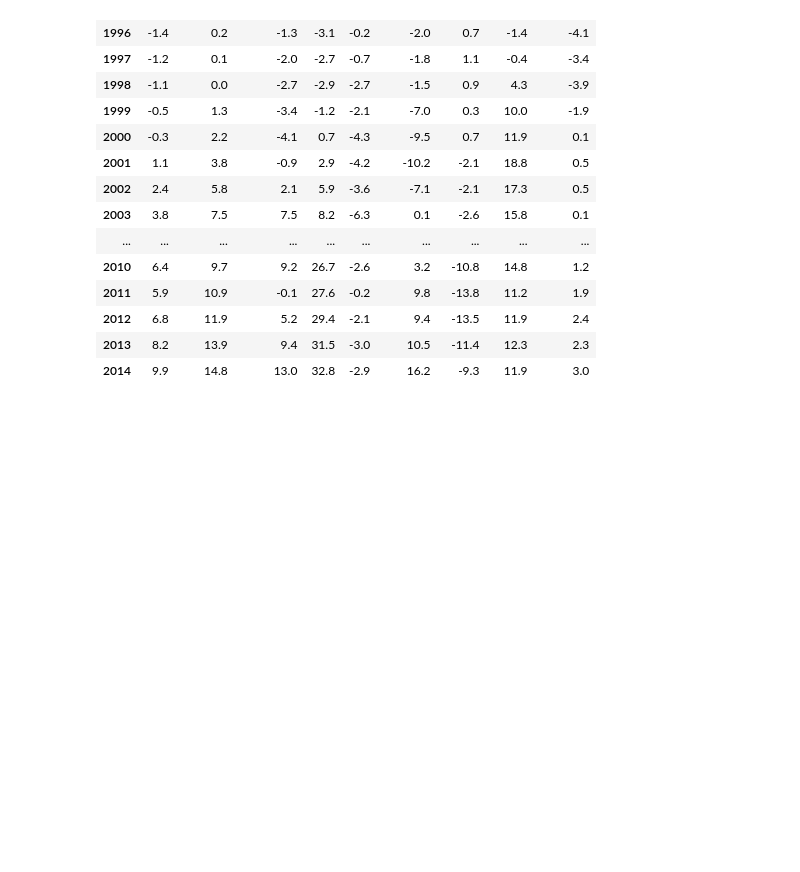
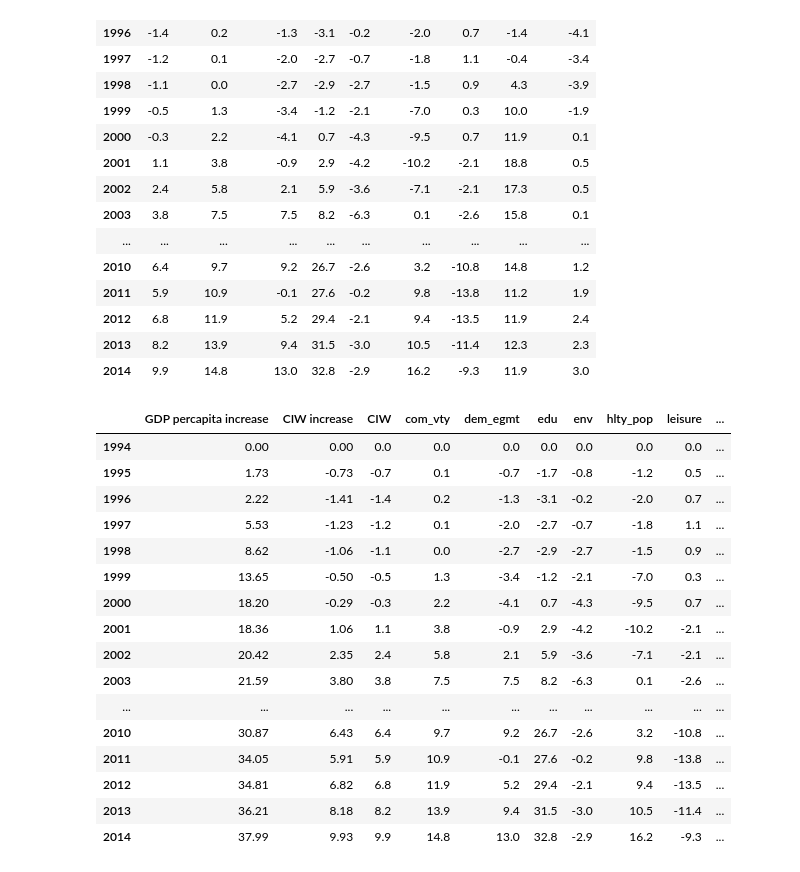
Before and after one commit to SShojaie/happiness_squad_ETL, a Jupyter notebook: vivi/Cnd_Idx_Wellbeing_Scrape.ipynb, the cells around one changed output. Saved outputs shown, nothing was run; the diff lists cells and outputs as text; code cells hidden in the pictures; blank space fills up the shorter version.

```diff
--- a/vivi/Cnd_Idx_Wellbeing_Scrape.ipynb
+++ b/vivi/Cnd_Idx_Wellbeing_Scrape.ipynb
@@ -109 +91,4 @@ vsGDP_Table
 | 2014 | 37.99 | 9.93 |
+# %%
+vsGDP_Table = pd.concat([t0, t1]). sort_index()
+vsGDP_Table
@@ -110,9 +113,11 @@ vsGDP_Table
 # %%
-CIW_Table=tables[1].copy().set_index('Year')
+CIW_Table=tables[1].copy()
+
 CIW_Table.drop(CIW_Table.index[21], inplace=True)
-CIW_Table.rename(columns={'Community Vitality': 'com_vty', 'Democratic Engagement': 'dem_egmt','Education': 'edu',
+CIW_Table['Year'] = CIW_Table['Year'].astype(int)
+CIW_Table = CIW_Table.rename(columns={'Community Vitality': 'com_vty', 'Democratic Engagement': 'dem_egmt','Education': 'edu',
                           'Environment': 'env','Healthy Populations': 'hlty_pop', 'Leisure and Culture': 'leisure',
-                          'Living Standards': 'liv_std', 'Time Use': 'time_use',},inplace=True)
+                          'Living Standards': 'liv_std', 'Time Use': 'time_use',}).set_index('Year')
 CIW_Table
 # %% [output]
 |  | CIW | com_vty | dem_egmt | edu | env | hlty_pop | leisure | liv_std | time_use |
@@ -133,3 +138,25 @@ CIW_Table
 | 2012 | 6.8 | 11.9 | 5.2 | 29.4 | -2.1 | 9.4 | -13.5 | 11.9 | 2.4 |
 | 2013 | 8.2 | 13.9 | 9.4 | 31.5 | -3.0 | 10.5 | -11.4 | 12.3 | 2.3 |
 | 2014 | 9.9 | 14.8 | 13.0 | 32.8 | -2.9 | 16.2 | -9.3 | 11.9 | 3.0 |
+# %%
+#pd.concat([df1, df4], axis=1, sort=False)
+JoinTable=pd.concat([vsGDP_Table,CIW_Table], axis=1, sort=False)
+JoinTable
+# %% [output]
+|  | GDP percapita increase | CIW increase | CIW | com_vty | dem_egmt | edu | env | hlty_pop | leisure | ... |
+| 1994 | 0.00 | 0.00 | 0.0 | 0.0 | 0.0 | 0.0 | 0.0 | 0.0 | 0.0 | ... |
+| 1995 | 1.73 | -0.73 | -0.7 | 0.1 | -0.7 | -1.7 | -0.8 | -1.2 | 0.5 | ... |
+| 1996 | 2.22 | -1.41 | -1.4 | 0.2 | -1.3 | -3.1 | -0.2 | -2.0 | 0.7 | ... |
+| 1997 | 5.53 | -1.23 | -1.2 | 0.1 | -2.0 | -2.7 | -0.7 | -1.8 | 1.1 | ... |
+| 1998 | 8.62 | -1.06 | -1.1 | 0.0 | -2.7 | -2.9 | -2.7 | -1.5 | 0.9 | ... |
+| 1999 | 13.65 | -0.50 | -0.5 | 1.3 | -3.4 | -1.2 | -2.1 | -7.0 | 0.3 | ... |
+| 2000 | 18.20 | -0.29 | -0.3 | 2.2 | -4.1 | 0.7 | -4.3 | -9.5 | 0.7 | ... |
+| 2001 | 18.36 | 1.06 | 1.1 | 3.8 | -0.9 | 2.9 | -4.2 | -10.2 | -2.1 | ... |
+| 2002 | 20.42 | 2.35 | 2.4 | 5.8 | 2.1 | 5.9 | -3.6 | -7.1 | -2.1 | ... |
+| 2003 | 21.59 | 3.80 | 3.8 | 7.5 | 7.5 | 8.2 | -6.3 | 0.1 | -2.6 | ... |
+| ... | ... | ... | ... | ... | ... | ... | ... | ... | ... | ... |
+| 2010 | 30.87 | 6.43 | 6.4 | 9.7 | 9.2 | 26.7 | -2.6 | 3.2 | -10.8 | ... |
+| 2011 | 34.05 | 5.91 | 5.9 | 10.9 | -0.1 | 27.6 | -0.2 | 9.8 | -13.8 | ... |
+| 2012 | 34.81 | 6.82 | 6.8 | 11.9 | 5.2 | 29.4 | -2.1 | 9.4 | -13.5 | ... |
+| 2013 | 36.21 | 8.18 | 8.2 | 13.9 | 9.4 | 31.5 | -3.0 | 10.5 | -11.4 | ... |
+| 2014 | 37.99 | 9.93 | 9.9 | 14.8 | 13.0 | 32.8 | -2.9 | 16.2 | -9.3 | ... |
```
Also changed, not shown: parts of 7 cells of this notebook, 1 other file.
